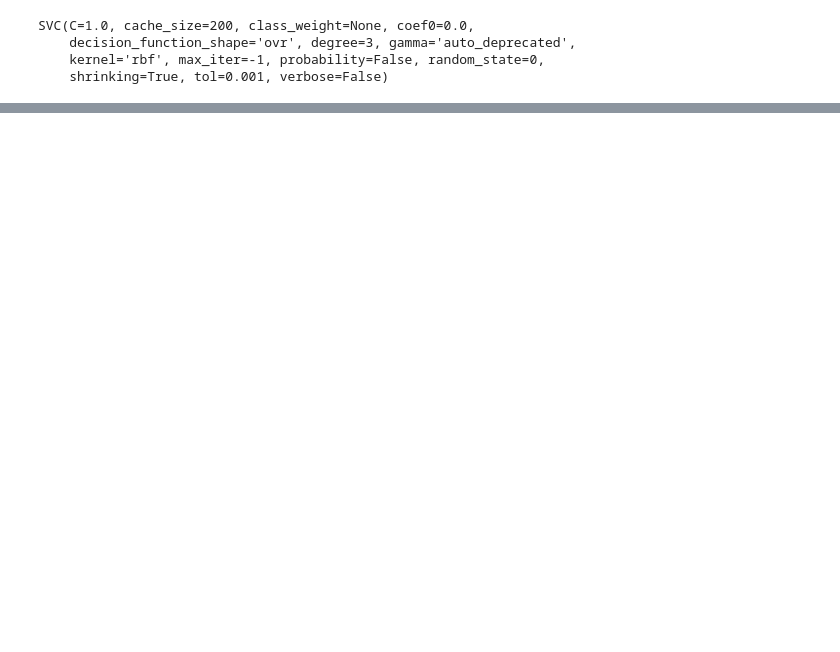
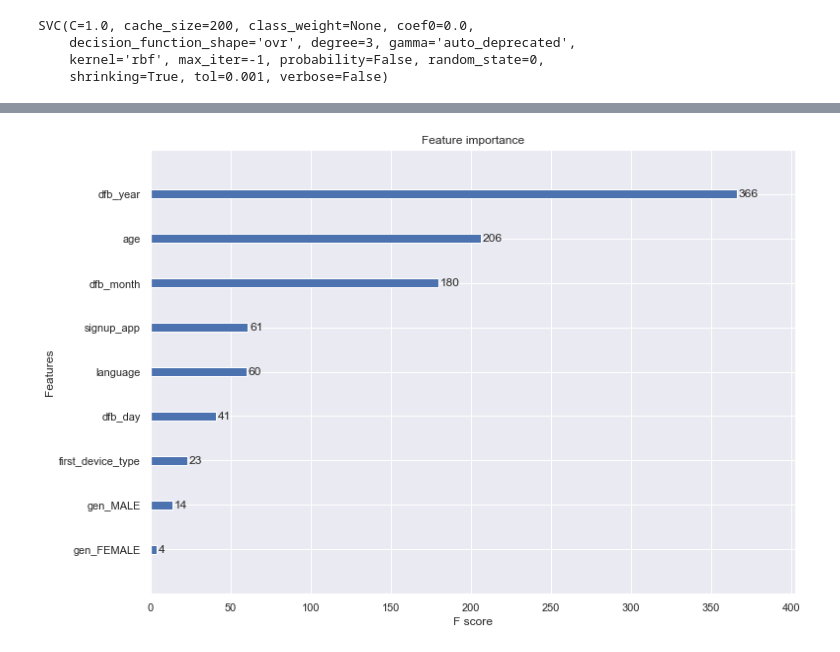
Before and after one commit to venkii83/Springboard, a Jupyter notebook: Capstone 1.ipynb, the cells around one changed output, grey strips where cells are left out. Drawn from its saved outputs; the diff is of its cells as text; code cells hidden in the pictures; blank space fills up the shorter version.

```diff
--- a/Capstone 1.ipynb
+++ b/Capstone 1.ipynb
@@ -1392,0 +1442,14 @@ weighted avg       0.78      0.84      0.78     30378
+# %%
+# plot feature importance using built-in function for GB
+from numpy import loadtxt
+from xgboost import XGBClassifier
+from xgboost import plot_importance
+from matplotlib import pyplot
+# fit model no training data
+model = XGBClassifier()
+model.fit(Xf, yf)
+# plot feature importance
+plot_importance(model)
+pyplot.show()
+# %% [output]
+[figure, added]
```
Also changed, not shown: parts of 20 cells of this notebook.
